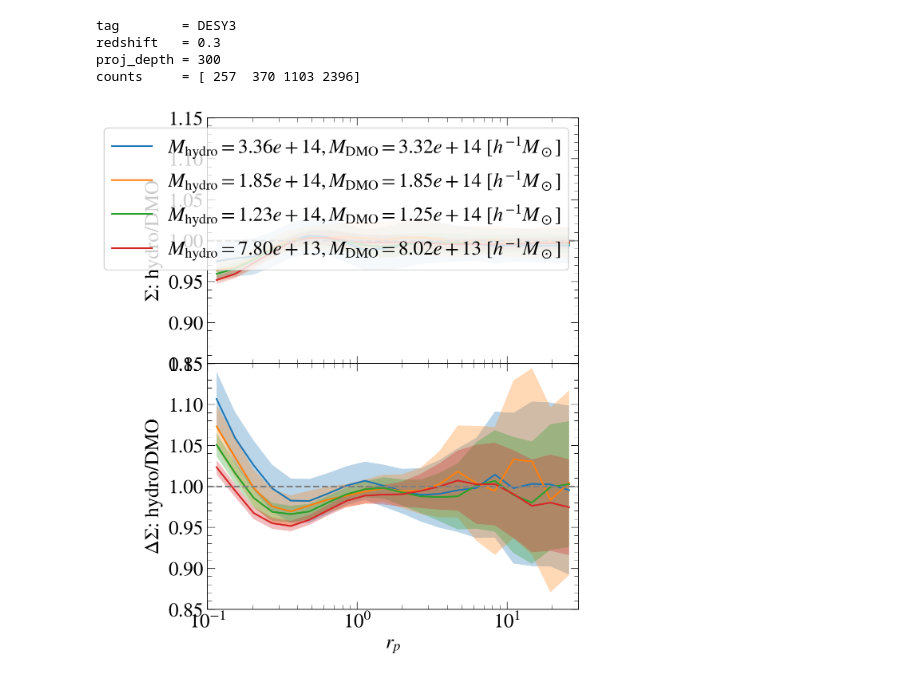
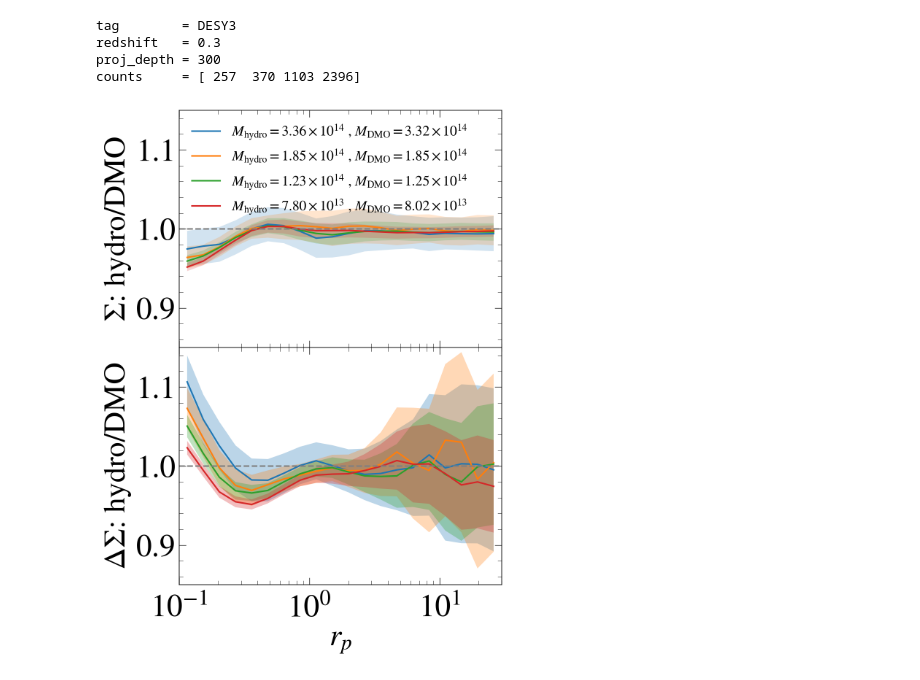
Before and after one commit to LeiAstro/projections_selection-bias_for_multi-wave_clusters_FLAMINGO, a Jupyter notebook: code/lensing_hydro_dmo_added_data.ipynb, the cells around one changed output. Drawn from its saved outputs; the diff is of its cells as text; code cells hidden in the pictures.

```diff
--- a/code/lensing_hydro_dmo_added_data.ipynb
+++ b/code/lensing_hydro_dmo_added_data.ipynb
@@ -165,42 +165,46 @@ for ibin in range(nbin):
 
     # top panel for Sigma
 
-    #### TODO: add the mean mass of each sample
+    # add the mean mass of each sample
     mean_hm_hydro = res["bins"][ibin]["mass_hydro"]["mean"] # Msun/h
     mean_hm_dmo = res["bins"][ibin]["mass_dmo"]["mean"] # Msun/h
     # mmin_hydro = res["bins"][ibin]["mass_hydro"]["min"]
     # mmax_hydro = res["bins"][ibin]["mass_hydro"]["max"]
     # mmin_dmo   = res["bins"][ibin]["mass_dmo"]["min"]
     # mmax_dmo   = res["bins"][ibin]["mass_dmo"]["max"]
+    #label=rf'$M_{{\rm hydro}}={mean_hm_hydro:.2e} , M_{{\rm DMO}}={mean_hm_dmo:.2e}~[h^{{-1}}M_\odot]$'
 
-    line = axes[0].plot(rp, ratio_sig_mean, label=rf'$M_{{\rm hydro}}={mean_hm_hydro:.2e} , M_{{\rm DMO}}={mean_hm_dmo:.2e}~[h^{{-1}}M_\odot]$')
+
+    mantissa, exp = f"{mean_hm_hydro:.2e}".split("e")
+    mean_hm_hydro = f"${mantissa}\\times 10^{{{int(exp)}}}$"
+    mantissa, exp = f"{mean_hm_dmo:.2e}".split("e")
+    mean_hm_dmo = f"${mantissa}\\times 10^{{{int(exp)}}}$"
+    label = rf'$M_{{\rm hydro}}=${mean_hm_hydro} , $M_{{\rm DMO}}=${mean_hm_dmo}'
+    line = axes[0].plot(rp, ratio_sig_mean, label=label)
     axes[0].fill_between(rp, ratio_sig_mean-ratio_sig_err, ratio_sig_mean+ratio_sig_err, interpolate=True, facecolor=line[0].get_c(), alpha=0.2)
-
-    #line = axes[0].plot(rp, ratio_sig_mean, label=f'bin {ibin}')
-    #axes[0].fill_between(rp, ratio_sig_mean-ratio_sig_err, ratio_sig_mean+ratio_sig_err, interpolate=True, facecolor=line[0].get_c(), alpha=0.3)
 
     # bottom panel for DeltaSigma
     line = axes[1].plot(rp, ratio_ds_mean)
     axes[1].fill_between(rp, ratio_ds_mean-ratio_ds_err, ratio_ds_mean+ratio_ds_err, interpolate=True, facecolor=line[0].get_c(), alpha=0.3)
 
 
 axes[0].set_ylabel(r'$\Sigma$: hydro/DMO')
 axes[1].set_ylabel(r'$\Delta\Sigma$: hydro/DMO')
 
 
 axes[0].tick_params(labelbottom=False)
 axes[1].set_xlabel(r'$r_p$')
-axes[0].legend()
+axes[0].legend(fontsize=14)
 
 for ipanel in [0, 1]:
     ax = axes[ipanel]
     ax.axhline(1, c='gray', ls='--')
     ax.set_ylim(0.85, 1.15)
     ax.set_xlim(0.1, 30)
     ax.set_xscale('log')
     ax.grid(False)
-plt.show()
+#plt.show()
 
-#plt.savefig('../plots/lensing_hydro_dmo.pdf')
+plt.savefig('../plots/lensing_hydro_dmo.pdf')
 # %% [output]
-[figure, old version]
+[figure, new version]
```
Also changed, not shown: 6 other files.
